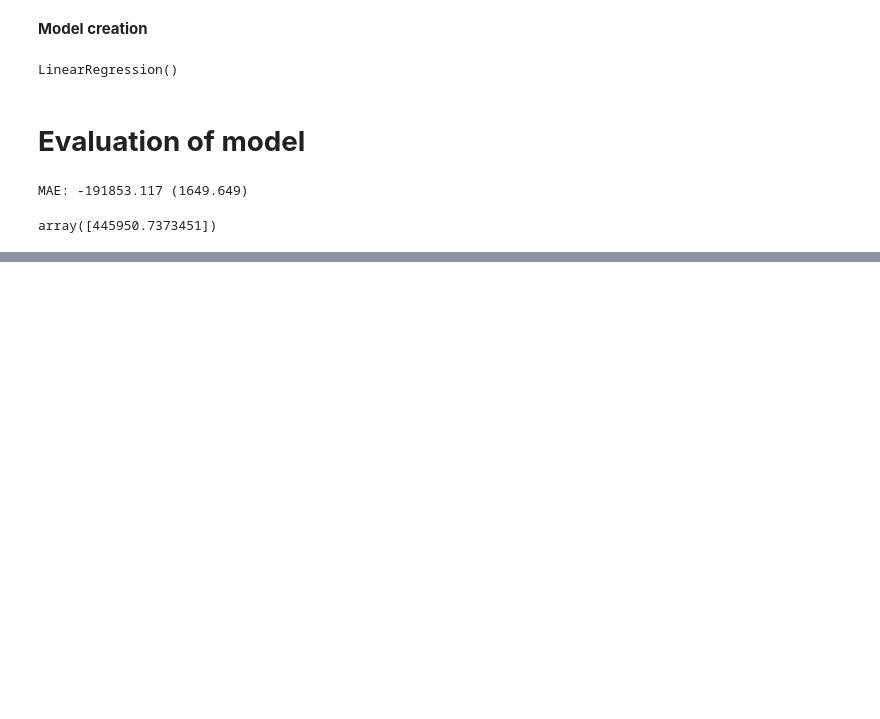
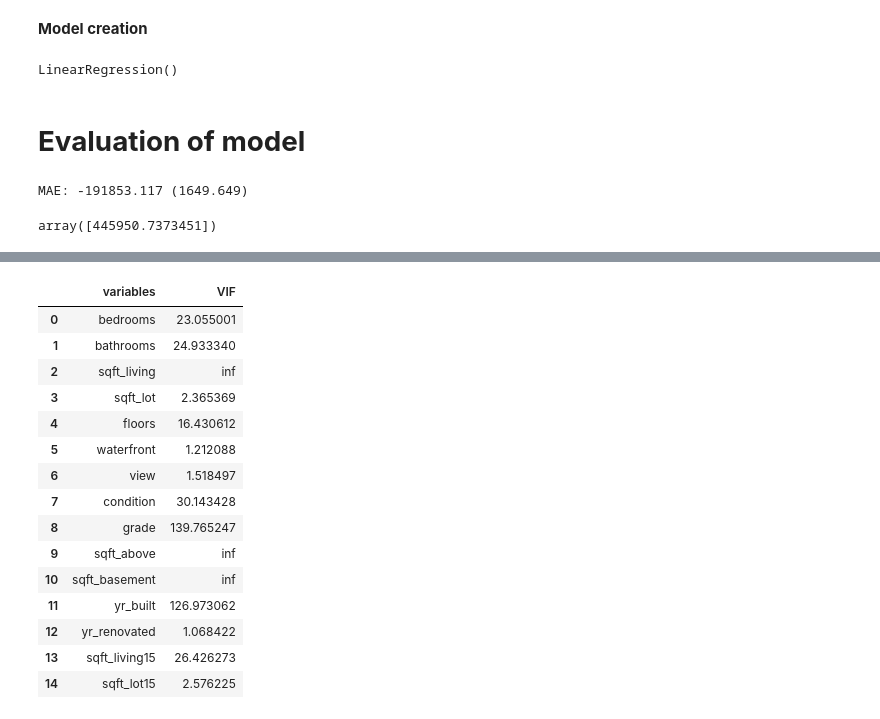
Before and after one commit to josephdickson11/machine_learning, a Jupyter notebook: Regression/Linear_regression/linear-regression.ipynb, the cells around one changed output, grey strips where cells are left out. Saved outputs shown, nothing was run; the diff lists cells and outputs as text; code cells hidden in the pictures; blank space fills up the shorter version.

```diff
--- a/Regression/Linear_regression/linear-regression.ipynb
+++ b/Regression/Linear_regression/linear-regression.ipynb
@@ -166,0 +269,30 @@ model coefficients are: [222491.51326486]
+# %%
+from statsmodels.stats.outliers_influence import variance_inflation_factor
+
+def vif_collinearity_check(X):
+    # Calculating VIF
+    vif = pd.DataFrame()
+    vif["variables"] = X.columns
+    vif["VIF"] = [variance_inflation_factor(X.values, i) for i in range(X.shape[1])]
+
+    return(vif)
+# %%
+test_data = multivariate_data.iloc[:, :-1]
+vif_collinearity_check(test_data)
+# %% [output]
+|  | variables | VIF |
+| 0 | bedrooms | 23.055001 |
+| 1 | bathrooms | 24.933340 |
+| 2 | sqft_living | inf |
+| 3 | sqft_lot | 2.365369 |
+| 4 | floors | 16.430612 |
+| 5 | waterfront | 1.212088 |
+| 6 | view | 1.518497 |
+| 7 | condition | 30.143428 |
+| 8 | grade | 139.765247 |
+| 9 | sqft_above | inf |
+| 10 | sqft_basement | inf |
+| 11 | yr_built | 126.973062 |
+| 12 | yr_renovated | 1.068422 |
+| 13 | sqft_living15 | 26.426273 |
+| 14 | sqft_lot15 | 2.576225 |
```
Also changed, not shown: parts of 21 cells of this notebook.
